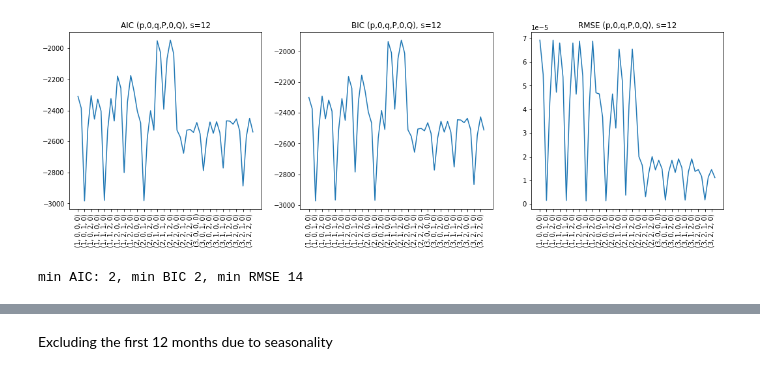
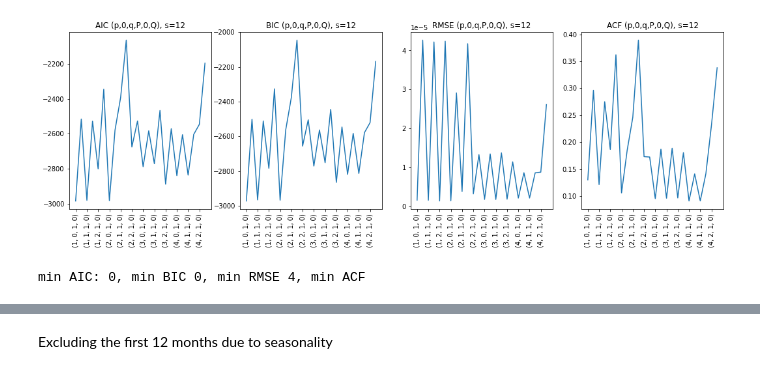
Before and after one commit to samuelexferri/unibg-statistic2, a Jupyter notebook: notebooks/nh3-rolling-cross-validation.ipynb, the cells around one changed output, grey strips where cells are left out. Cells and saved outputs as stored; diff of their text form; code cells hidden in the pictures.

```diff
--- a/notebooks/nh3-rolling-cross-validation.ipynb
+++ b/notebooks/nh3-rolling-cross-validation.ipynb
@@ -12,7 +16,11 @@ nh3_nc = xr.load_dataset('../datasets/CAMS-GLOB-ANT_Glb_0.1x0.1_anthro_nh3_v4.2_
 from utils import utils
 import matplotlib.pyplot as plt
 
+# TODO Punto di massimo
 nh3 = utils.xarray2pandas(nh3_nc.agl, 6, 17).to_period('M')
-nh3.plot()
+
+train_data, test_data = utils.ts_train_test_split(nh3, .8)
+
+train_data.plot()
 plt.show()
 # %% [output]
@@ -48,17 +56,12 @@ from statsmodels.tsa.arima.model import ARIMA
 from statsmodels.tsa.stattools import acf
 import pandas as pd
 
-# TODO Passare come ts la serie senza il 2020
 def rolling_cross_validation(ts, order, seasonal_order, initial_train_months=36, verbose=False):
 
     aics = []
     bics = []
     rmses = []
-    sses = []
-    mses = []
-    year_autocorrs_in_sample = []
-    year_autocorrs_out_of_sample = []
-    is_correct = True
+    resid_acfs = []
 
     train_months = initial_train_months # Mesi di training allo step iniziale
     n = len(ts)
@@ -72,28 +75,17 @@ def rolling_cross_validation(ts, order, seasonal_order, initial_train_months=36,
         aics.append(model.aic)
         bics.append(model.bic)
 
-        # Out of sample
+        # Prediction out of sample
         predictions, errors = multiple_forecasts(model=model, ts=validation_data, times=len(validation_data), refit=False)
         rmse = np.sqrt(np.mean(((predictions - validation_data.values) ** 2)))
         rmses.append(rmse)
 
-        sses.append(model.sse)
-        mses.append(model.mse)
-
-        # Autocorrelation at lag=12
-        year_autocorrs_in_sample.append(autocorr(errors))
-        year_autocorrs_out_of_sample.append(autocorr(model.resid)[12])
-
-        # Check
-        is_heteroskedastic = model.test_heteroskedasticity(method=None)[0,1] > 0.05
-        is_normal = model.test_normality('jarquebera')[0, 1] > 0.05
-        is_correct = is_correct and (is_heteroskedastic and is_normal)
-
-        correct = {'correct': is_correct, 'normality': is_normal, 'heteroskedasticity': is_heteroskedastic}
+        resid_acf = np.mean(np.abs(acf(model.resid, nlags=24)))
+        resid_acfs.append(resid_acf)
 
         train_months += 12 # Incrementare i mesi di training
 
-    return np.mean(rmses), np.mean(aics), np.mean(bics), np.mean(sses),  np.mean(mses), np.mean(np.abs(acf(model.resid))), np.mean(np.abs(year_autocorrs_out_of_sample)), correct
+    return np.mean(aics), np.mean(bics), np.mean(rmses), np.mean(resid_acfs)
 # %%
 # SARIMAX(p,d,q,P,D,Q,s)
 
@@ -163,10 +168,7 @@ filtered_results = {k: v for k, v in results.items() if v['correct'] is True}
 aics = [v['aic'] for k, v in results.items()]
 bics = [v['bic'] for k, v in results.items()]
 rmses = [v['rmse'] for k, v in results.items()]
-sses = [v['sse'] for k, v in results.items()]
-mses = [v['mse'] for k, v in results.items()]
-maacf = [v['mean_abs_acf'] for k, v in results.items()]
-yac_out_of_sample = [v['yac_out_of_sample'] for k, v in results.items()]
+acfs = [v['acf'] for k, v in results.items()]
 # %%
 def tick(order, seasonal_order):
     p, d, q = order
@@ -177,31 +179,36 @@ ticks = [tick(v['order'], v['seasonal_order']) for k, v in sorted(results.items(
 # %%
 import matplotlib.pyplot as plt
 
-fig, axs = plt.subplots(nrows=1, ncols=3, figsize=(18,5))
+fig, axs = plt.subplots(nrows=1, ncols=4, figsize=(18,5))
 indices = np.arange(0, len(results), 2)
 
 axs[0].plot(aics)
 axs[0].set_title('AIC (p,0,q,P,0,Q), s=12')
 axs[0].set_xticks(indices)
 axs[0].set_xticklabels(np.array(ticks)[indices], rotation=90)
 
 axs[1].plot(bics)
 axs[1].set_title('BIC (p,0,q,P,0,Q), s=12')
 axs[1].set_xticks(indices)
 axs[1].set_xticklabels(np.array(ticks)[indices], rotation=90)
 
 axs[2].plot(rmses)
 axs[2].set_title('RMSE (p,0,q,P,0,Q), s=12')
 axs[2].set_xticks(indices)
 axs[2].set_xticklabels(np.array(ticks)[indices], rotation=90)
 
+axs[3].plot(acfs)
+axs[3].set_title('ACF (p,0,q,P,0,Q), s=12')
+axs[3].set_xticks(indices)
+axs[3].set_xticklabels(np.array(ticks)[indices], rotation=90)
+
 plt.show()
 # %% [output]
-[figure, old version]
+[figure, new version]
 # %%
-print('min AIC: {}, min BIC {}, min RMSE {}'.format(np.argmin(aics), np.argmin(bics), np.argmin(rmses)))
+print('min AIC: {}, min BIC {}, min RMSE {}, min ACF'.format(np.argmin(aics), np.argmin(bics), np.argmin(rmses), np.argmin(bics)))
 # %% [output]
-min AIC: 2, min BIC 2, min RMSE 14
+min AIC: 0, min BIC 0, min RMSE 4, min ACF
 # %%
 min_aic_model = [v for k,v in results.items() if v['aic'] == np.min(aics)][0]
 min_aic_model
```
Also changed, not shown: parts of 45 cells of this notebook, 1 other file.
